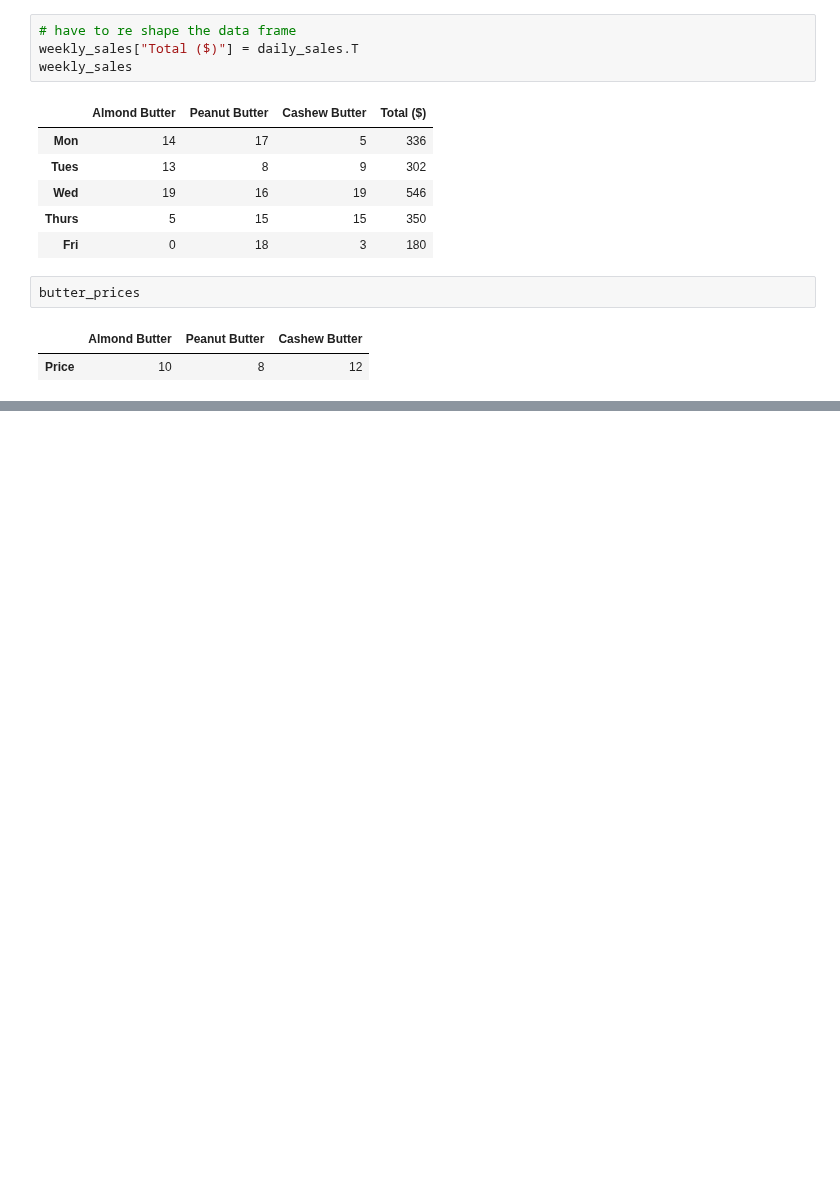
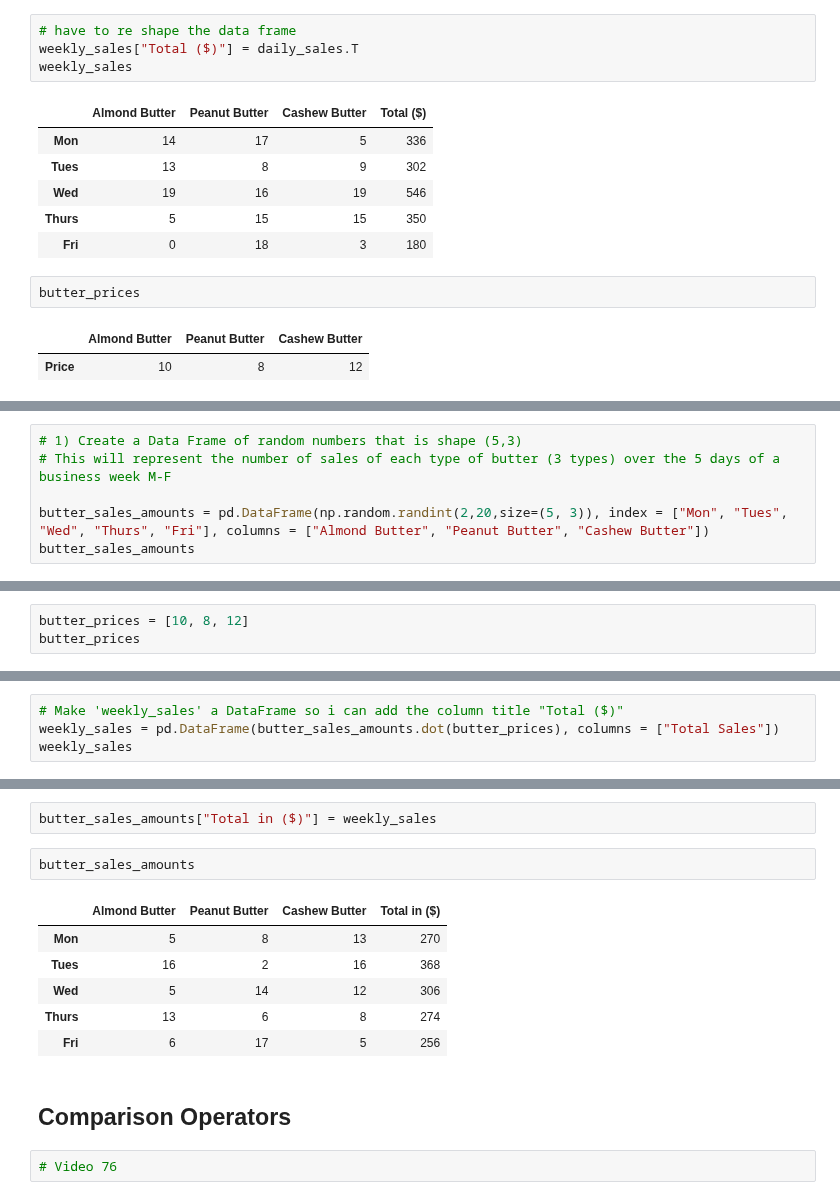
Before and after one commit to thewesternfront/Jupyter_Testintg_Jetbrains, a Jupyter notebook: introduction-to-numpy.ipynb, the cells around one changed output, grey strips where cells are left out. Cells and saved outputs as stored; diff of their text form; blank space fills up the shorter version.

```diff
--- a/introduction-to-numpy.ipynb
+++ b/introduction-to-numpy.ipynb
@@ -951,0 +954,6 @@ butter_prices
+# %%
+# 1) Create a Data Frame of random numbers that is shape (5,3)
+# This will represent the number of sales of each type of butter (3 types) over the 5 days of a business week M-F
+
+butter_sales_amounts = pd.DataFrame(np.random.randint(2,20,size=(5, 3)), index = ["Mon", "Tues", "Wed", "Thurs", "Fri"], columns = ["Almond Butter", "Peanut Butter", "Cashew Butter"])
+butter_sales_amounts
@@ -951,0 +967,3 @@ butter_prices
+# %%
+butter_prices = [10, 8, 12]
+butter_prices
@@ -951,0 +972,4 @@ butter_prices
+# %%
+# Make 'weekly_sales' a DataFrame so i can add the column title "Total ($)"
+weekly_sales = pd.DataFrame(butter_sales_amounts.dot(butter_prices), columns = ["Total Sales"])
+weekly_sales
@@ -951,0 +983,15 @@ butter_prices
+# %%
+butter_sales_amounts["Total in ($)"] = weekly_sales
+# %%
+butter_sales_amounts
+# %% [output]
+|  | Almond Butter | Peanut Butter | Cashew Butter | Total in ($) |
+| Mon | 5 | 8 | 13 | 270 |
+| Tues | 16 | 2 | 16 | 368 |
+| Wed | 5 | 14 | 12 | 306 |
+| Thurs | 13 | 6 | 8 | 274 |
+| Fri | 6 | 17 | 5 | 256 |
+# %% [markdown]
+## Comparison Operators
+# %%
+# Video 76
```
Also changed, not shown: parts of 4 cells of this notebook.
